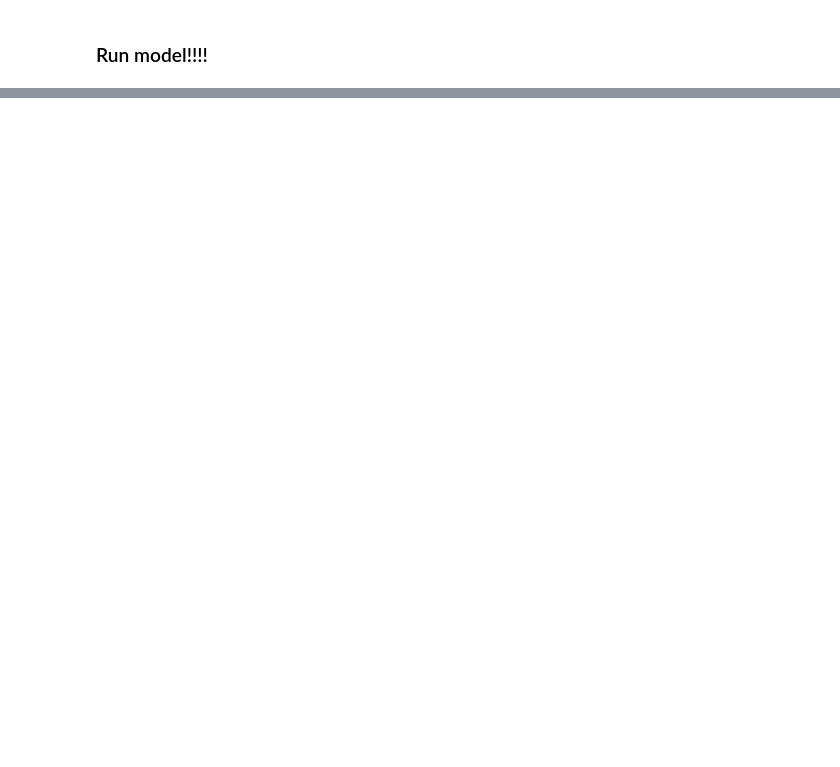
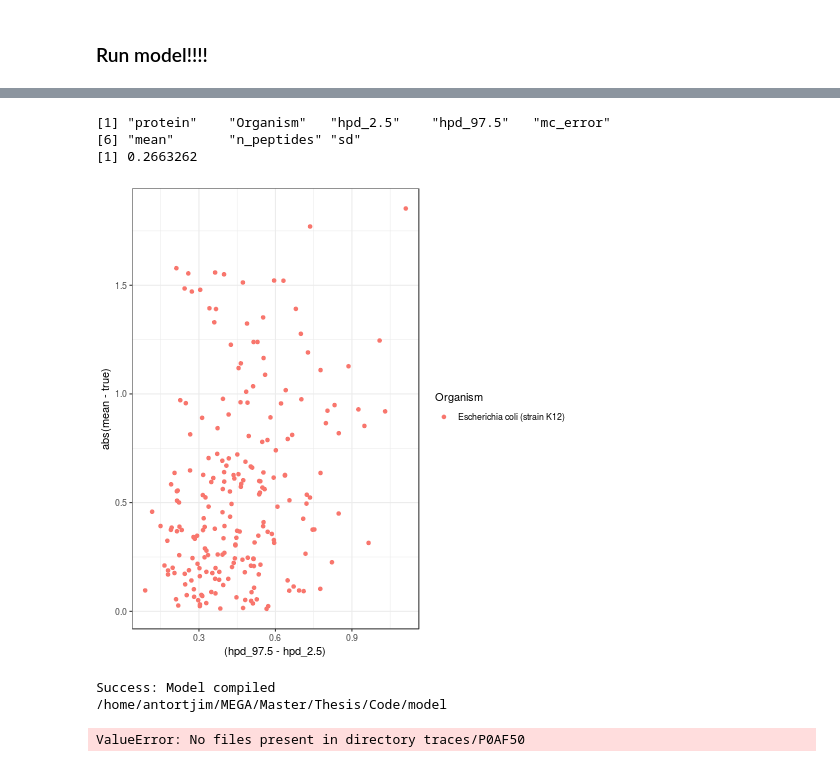
Before and after one commit to antortjim/Thesis-Code, a Jupyter notebook: model/Model.ipynb, the cells around one changed output, grey strips where cells are left out. Saved outputs shown, nothing was run; the diff lists cells and outputs as text; code cells hidden in the pictures; blank space fills up the shorter version.

```diff
--- a/model/Model.ipynb
+++ b/model/Model.ipynb
@@ -452,0 +558,26 @@ p
+# %%
+%%R
+MSBayQ <- read.table("data/MSBayQ.tsv", header=T, sep = "\t")
+colnames(MSBayQ)[1] <- "protein"
+print(colnames(MSBayQ))
+p1 <- make_error_hdi_interval_plot(MSBayQ[MSBayQ$Organism != "Homo sapiens",],3)
+p1 + theme_bw()
+# %% [output]
+[1] "protein"    "Organism"   "hpd_2.5"    "hpd_97.5"   "mc_error"
+[6] "mean"       "n_peptides" "sd"
+[1] 0.2663262
+[figure, added]
+# %%
+model = msbay.compile_model(n_peptides=5)
+!pwd
+# %% [output]
+Success: Model compiled
+/home/antortjim/MEGA/Master/Thesis/Code/model
+# %%
+with model:
+    p = "P0AF50"
+    trace_name = "traces/{}".format(p)
+    trace = pm.backends.text.load(trace_name)
+    pm.summary(trace, varnames=["estimate"])
+# %% [output]
+ValueError: No files present in directory traces/P0AF50
```
Also changed, not shown: parts of 32 cells of this notebook, 5 other files.
